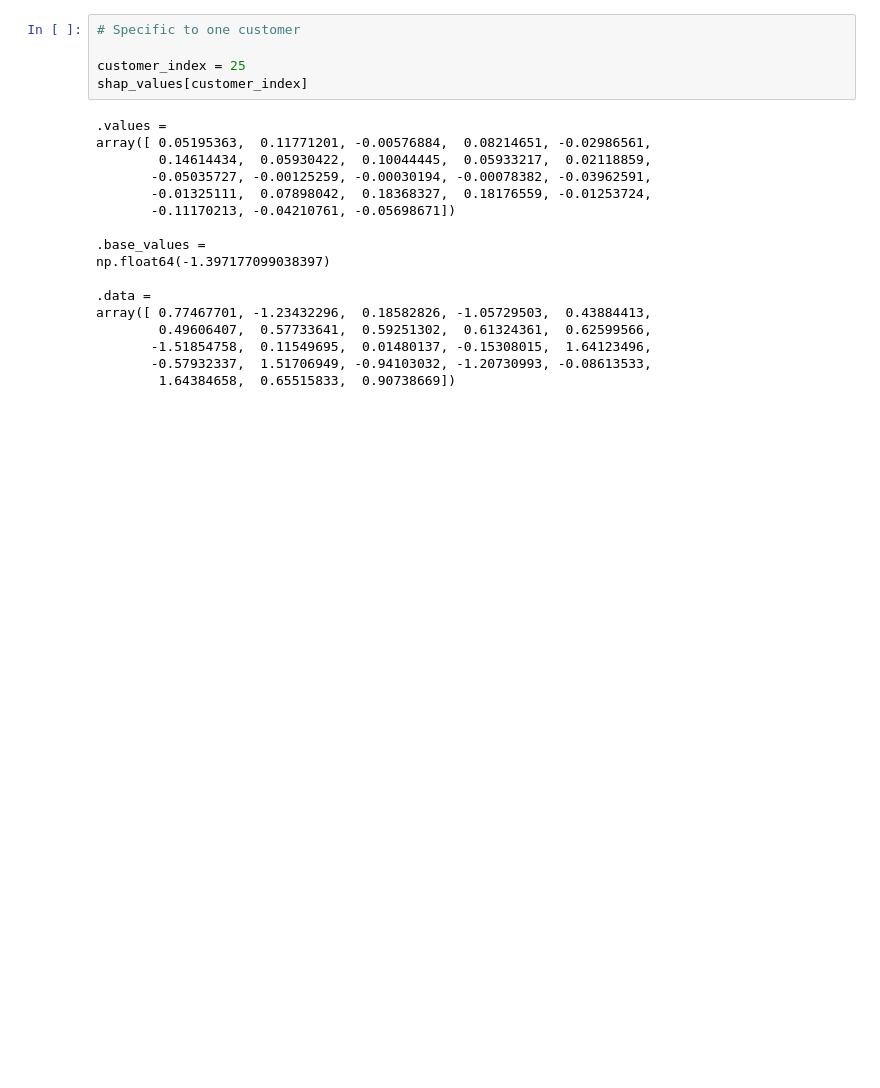
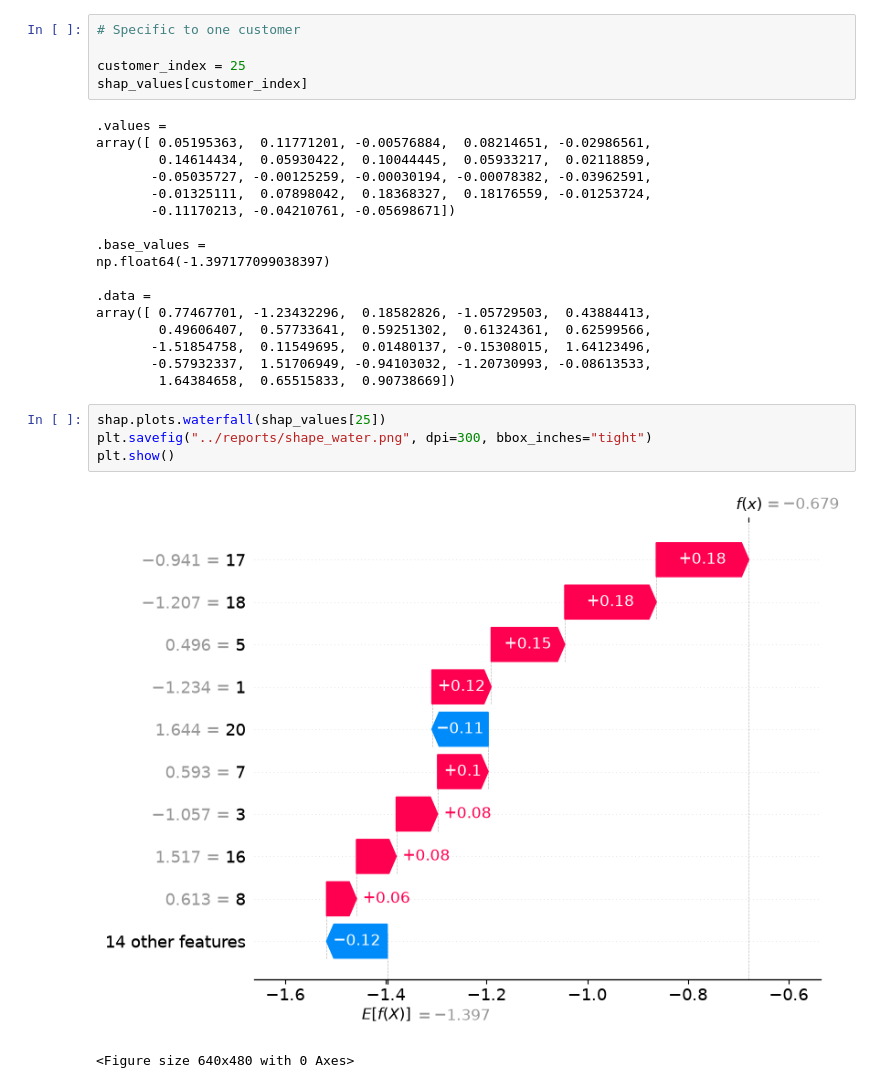
Before and after one commit to AbrahamNevin/FinGuard-AI, a Jupyter notebook: notebooks/07_Explainability.ipynb, the cells around one changed output. Cells and saved outputs as stored; diff of their text form; blank space fills up the shorter version.

Commit message:
Feat: SHAP waterfall  plot generated and saved

```diff
--- a/notebooks/07_Explainability.ipynb
+++ b/notebooks/07_Explainability.ipynb
@@ -123,3 +123,10 @@ array([ 0.77467701, -1.23432296,  0.18582826, -1.05729503,  0.43884413,
        -1.51854758,  0.11549695,  0.01480137, -0.15308015,  1.64123496,
        -0.57932337,  1.51706949, -0.94103032, -1.20730993, -0.08613533,
         1.64384658,  0.65515833,  0.90738669])
+# %%
+shap.plots.waterfall(shap_values[25])
+plt.savefig("../reports/shape_water.png", dpi=300, bbox_inches="tight")
+plt.show()
+# %% [output]
+[figure, added]
+<Figure size 640x480 with 0 Axes>
```
Also changed, not shown: 1 other file.
